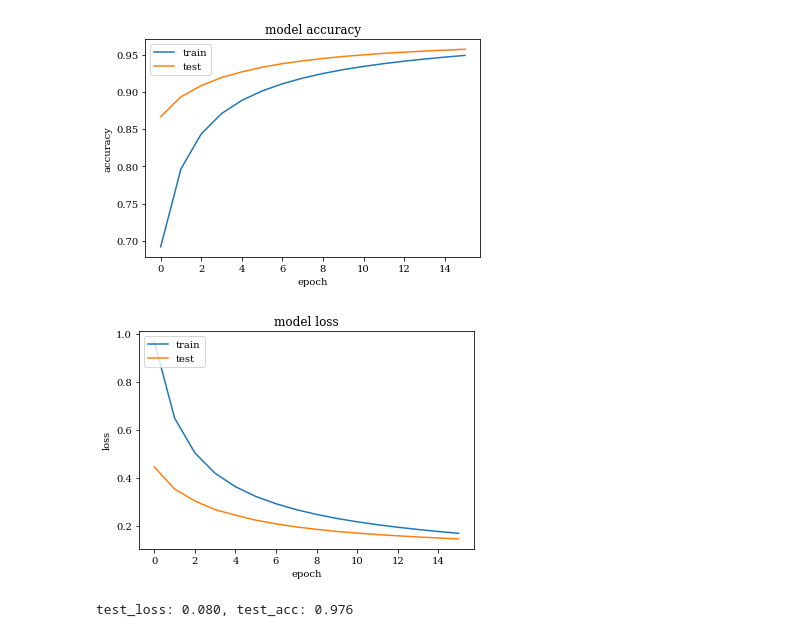
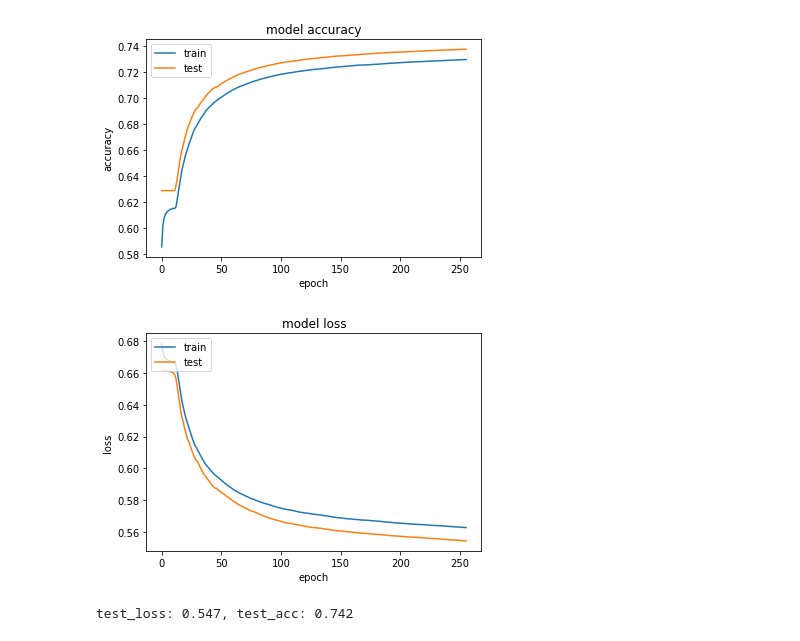
Before and after one commit to naonaorange/seating_detection_algorithm, a Jupyter notebook: seating_detection_algorithm_birnn.ipynb, the cells around one changed output. Saved outputs shown, nothing was run; the diff lists cells and outputs as text; code cells hidden in the pictures.

```diff
--- a/seating_detection_algorithm_birnn.ipynb
+++ b/seating_detection_algorithm_birnn.ipynb
@@ -50,7 +16,7 @@ t train array shape :  (48000,)
 # %%
-np.random.seed(123)
-tf.random.set_seed(123)
+#np.random.seed(123)
+#tf.random.set_seed(123)
 
-file_paths = glob.glob(".\\data\\*")
+file_paths = glob.glob("./data/*")
 print(file_paths)
 # %% [output]
@@ -58,25 +24,27 @@ print(file_paths)
 # %%
 category =np.empty((0,1), float)
-rssi =np.empty((0,100), float)
+rssi =np.empty((0,100,1), float)
 
 for file in file_paths:
     d = np.loadtxt(file, delimiter=',')
     category_tmp, rssi_tmp = np.hsplit(d, [1])
-    rssi = np.concatenate([rssi, rssi_tmp], axis=0)
+    for rssi_line in rssi_tmp:
+        rssi_line = [rssi_line.reshape(100, -1)]
+        rssi = np.concatenate([rssi, rssi_line], axis=0)
     category = np.concatenate([category, category_tmp], axis=0)
 
 rssi = rssi * (-1) / 128
 print("rssi array shape : ", rssi.shape)
 #print(rssi)
-category = tf.keras.utils.to_categorical(category, 2)
+#category = tf.keras.utils.to_categorical(category, 2)
 print("category array shape : ", category.shape)
 #print(category)
 
 x_train, x_val, t_train, t_val = train_test_split(rssi, category, test_size=0.2)
 print("x training array shape : ", x_train.shape)
-print(x_train)
+#print(x_train)
 print("t training array shape : ", t_train.shape)
-print(t_train)
+#print(t_train)
 print("rssi test array shape : ", x_val.shape)
 print("category test array shape : ", t_val.shape)
 # %% [output]
@@ -149,14 +101,12 @@ def val_step(x, t):
     val_loss(loss)
     val_acc(t, preds)
 
-#epochs = 1000
-epochs = 10
-batch_size = 1
+epochs = 256
+batch_size = 256
 n_batches_train = x_train.shape[0] // batch_size
 n_batches_val = x_val.shape[0] // batch_size
 hist = {'loss': [], 'accuracy': [],
         'val_loss': [], 'val_accuracy': []}
-es = EarlyStopping(patience=5, verbose=1)
 # %%
 for epoch in range(epochs):
     x_, t_ = shuffle(x_train, t_train)
@@ -204,34 +164,34 @@ plt.xlabel('epoch')
 plt.legend(['train', 'test'], loc='upper left')
 plt.show()
 #loss
 plt.plot(hist['loss'])
 plt.plot(hist['val_loss'])
 plt.title('model loss')
 plt.ylabel('loss')
 plt.xlabel('epoch')
 plt.legend(['train', 'test'], loc='upper left')
 plt.show()
 
 
 # テストデータの評価
 test_loss = metrics.Mean()
 test_acc = metrics.SparseCategoricalAccuracy()
 
 def test_step(x, t):
     preds = model(x)
     loss = compute_loss(t, preds)
     test_loss(loss)
     test_acc(t, preds)
 
     return loss
 
-test_step(x_test, t_test)
+test_step(x_val, t_val)
 
 print('test_loss: {:.3f}, test_acc: {:.3f}'.format(
     test_loss.result(),
     test_acc.result()
 ))
 # %% [output]
-[figure, old version]
+[figure, new version]
-[figure, old version]
+[figure, new version]
-test_loss: 0.080, test_acc: 0.976
+test_loss: 0.547, test_acc: 0.742
```
Also changed, not shown: parts of 6 cells of this notebook, 3 other files.
